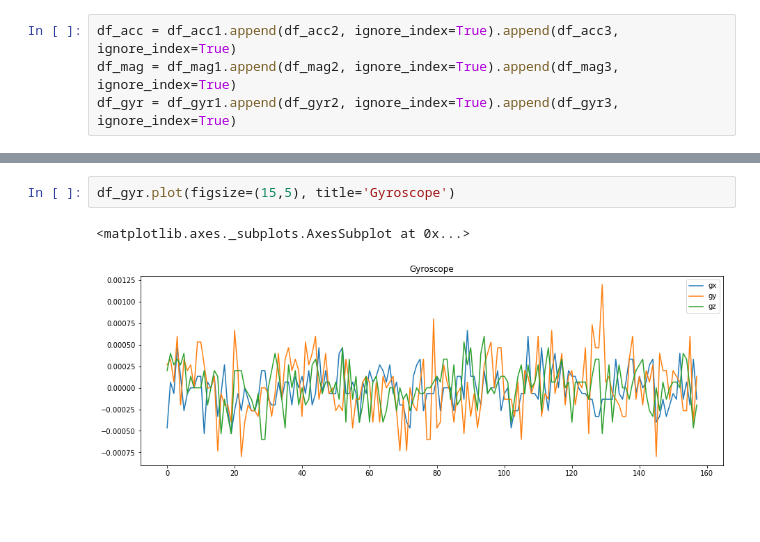
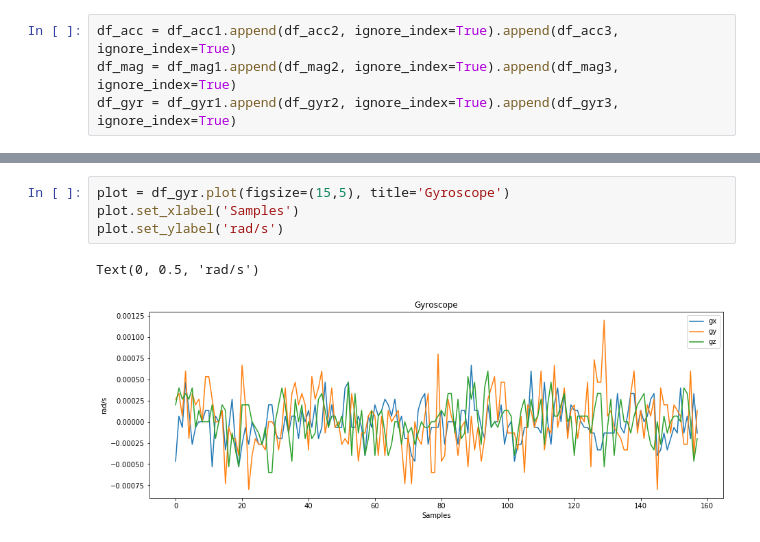
Before and after one commit to mattiasahle/DT373B_Internet_of_Things_Systems_Design, a Jupyter notebook: lab4/sensor-data.ipynb, the cells around one changed output, grey strips where cells are left out. Drawn from its saved outputs; the diff is of its cells as text; blank space fills up the shorter version.

```diff
--- a/lab4/sensor-data.ipynb
+++ b/lab4/sensor-data.ipynb
@@ -44,5 +48,7 @@ df_mag.plot(figsize=(15,5), title='Magnetometer')
 # %%
-df_gyr.plot(figsize=(15,5), title='Gyroscope')
+plot = df_gyr.plot(figsize=(15,5), title='Gyroscope')
+plot.set_xlabel('Samples')
+plot.set_ylabel('rad/s')
 # %% [output]
-<matplotlib.axes._subplots.AxesSubplot at 0x...>
+Text(0, 0.5, 'rad/s')
-[figure, old version]
+[figure, new version]
```
Also changed, not shown: parts of 2 cells of this notebook.
